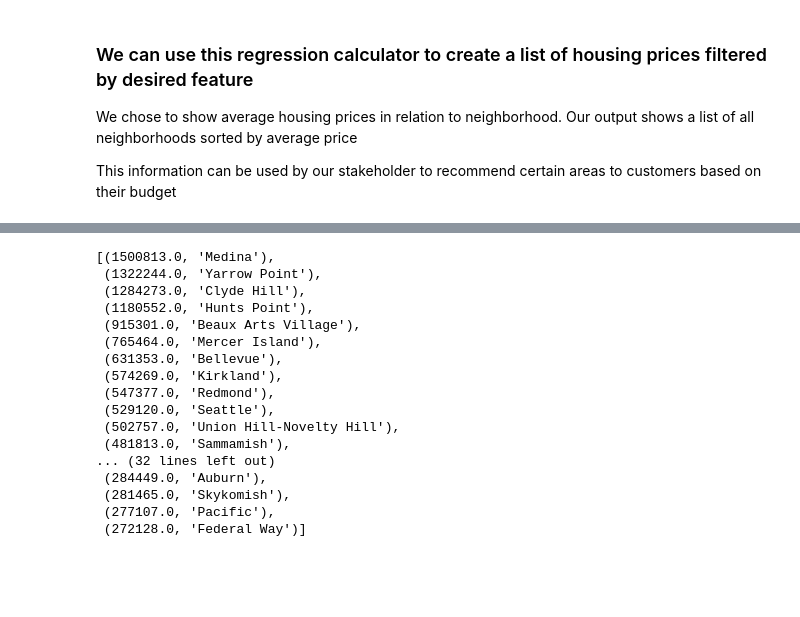
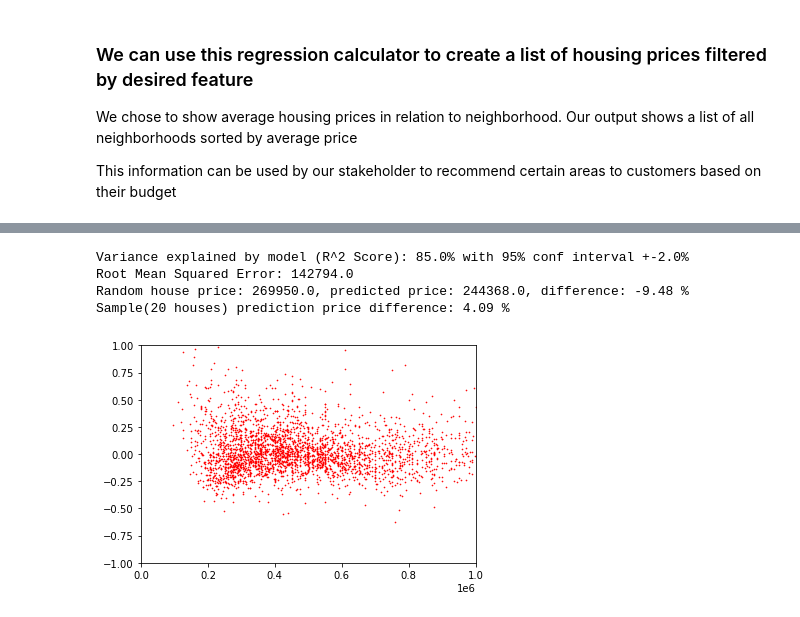
Before and after one commit to hannah-schurman/dsc-phase2-project, a Jupyter notebook: housing_sales_modeling.ipynb, the cells around one changed output, grey strips where cells are left out. Cells and saved outputs as stored; diff of their text form; code cells hidden in the pictures; blank space fills up the shorter version.

```diff
--- a/housing_sales_modeling.ipynb
+++ b/housing_sales_modeling.ipynb
@@ -1285,26 +1299,39 @@ for city in df_cities_columns:
 # %%
-# list of median house prices in different cities
-median_city_sell = list(zip(median_city_list, city_names))
+# # list of median house prices in different cities
+# median_city_sell = list(zip(median_city_list, city_names))
 
-# Find most expensive cities
-Most_expensive_cities = sorted(median_city_sell, reverse = True)
+# # Find most expensive cities
+# Most_expensive_cities = sorted(median_city_sell, reverse = True)
 
-Most_expensive_cities
+# Most_expensive_cities
-# %% [output]
-[(1500813.0, 'Medina'),
- (1322244.0, 'Yarrow Point'),
- (1284273.0, 'Clyde Hill'),
- (1180552.0, 'Hunts Point'),
- (915301.0, 'Beaux Arts Village'),
- (765464.0, 'Mercer Island'),
- (631353.0, 'Bellevue'),
- (574269.0, 'Kirkland'),
- (547377.0, 'Redmond'),
- (529120.0, 'Seattle'),
- (502757.0, 'Union Hill-Novelty Hill'),
- (481813.0, 'Sammamish'),
-... (32 lines left out)
- (284449.0, 'Auburn'),
- (281465.0, 'Skykomish'),
- (277107.0, 'Pacific'),
- (272128.0, 'Federal Way')]
+# %%
+# ZIPcode + city investigation
+df_test_zip # old save point created before.
+X_zip = df_test_zip.drop("price", axis = 1)
+y_zip = df_test_zip["price"]
+# %%
+zipcode = pd.DataFrame(X_zip["zipcode"]).astype("object")
+# %%
+encoder_zip = OneHotEncoder(handle_unknown = "ignore")
+fit_df_zip = zipcode
+encoder_zip.fit(fit_df_zip)
+
+# Prepare transformed dataset
+X_cat_transf=encoder_zip.transform(zipcode)
+X_zip_zip = pd.DataFrame(X_cat_transf.todense(), columns = encoder_zip.get_feature_names())
+
+X_zip_zip
+
+# #X_geo_df["id"] = X_cat_geo["id"]
+# df_cities_columns = encoder_geo_basic.get_feature_names() # New added column names. If you need them later on.
+df_zips = pd.concat([X_zip.drop("zipcode", axis = 1), X_zip_zip, y_zip], axis = 1)       # DF with coded cities/towns/villages
+# df_cities.columns
+zip_colums = encoder_zip.get_feature_names()
+# %%
+(MSE, mean_ac, y_hat_regr, y_reg) = linear_reg_calculator(df_zips, 2 , categorical_columns = zip_colums, graph = True , graph_size = 3000 )
+# %% [output]
+Variance explained by model (R^2 Score): 85.0% with 95% conf interval +-2.0%
+Root Mean Squared Error: 142794.0
+Random house price: 269950.0, predicted price: 244368.0, difference: -9.48 %
+Sample(20 houses) prediction price difference: 4.09 %
+[figure, added]
```
Also changed, not shown: parts of 32 cells of this notebook, 6 other files.
